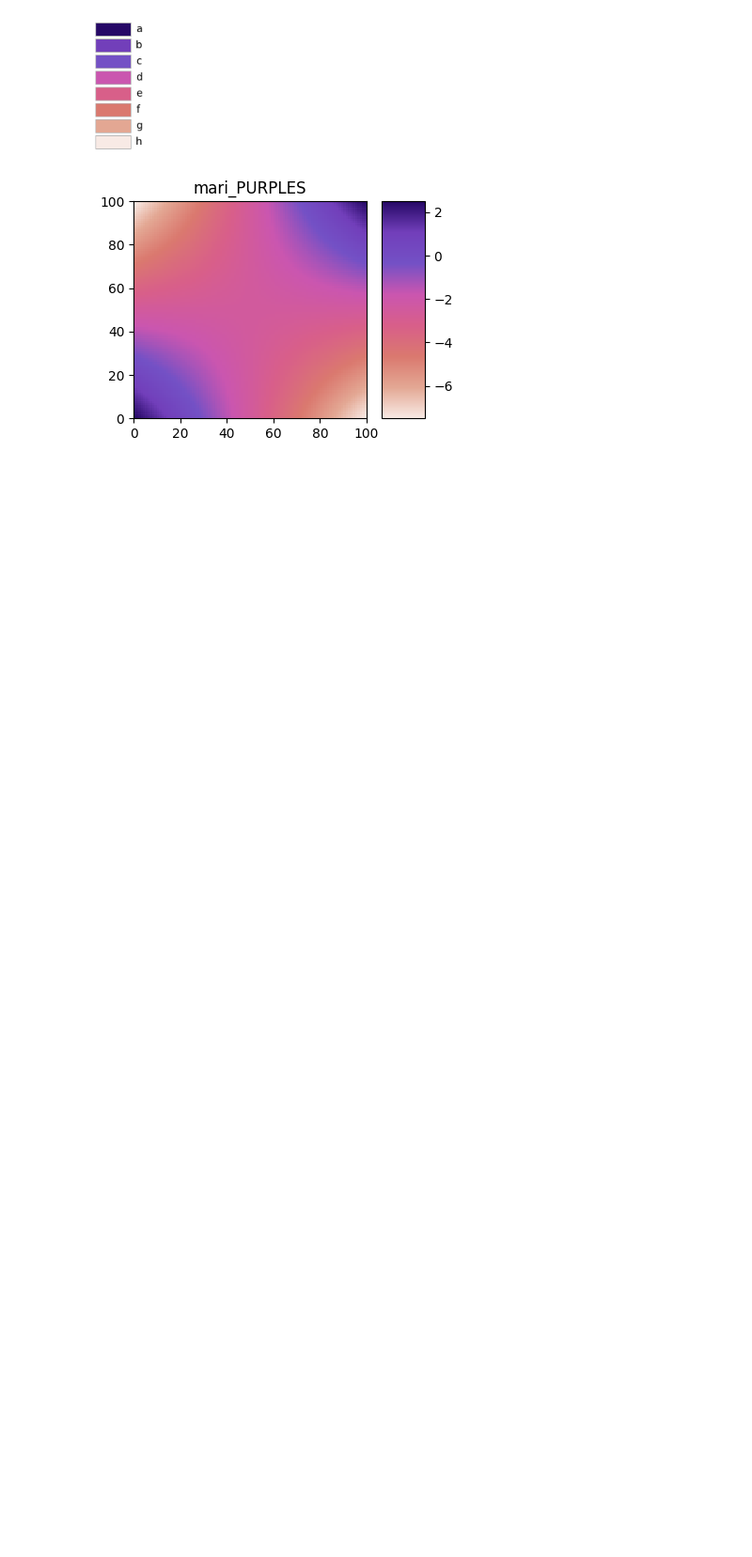
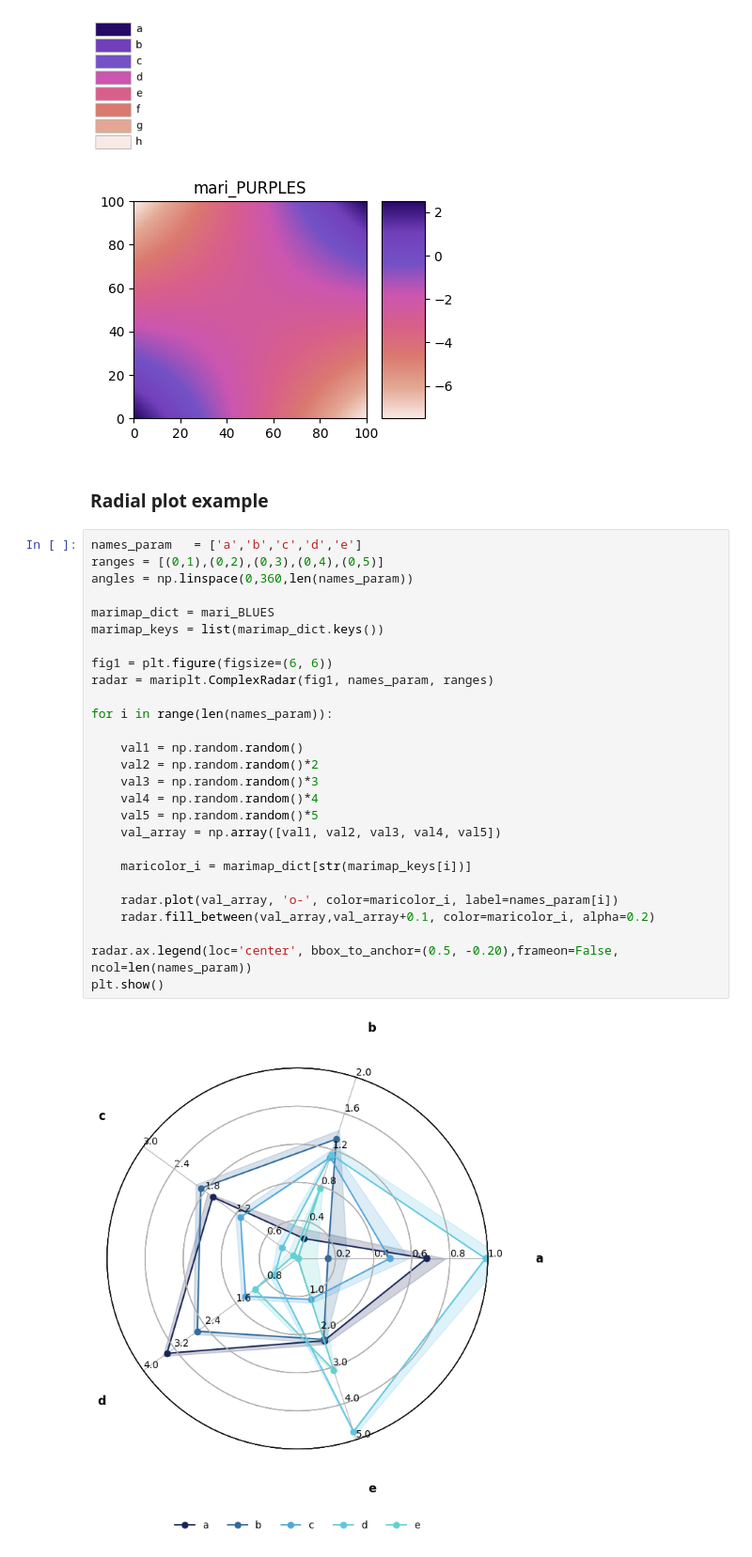
Before and after one commit to Astro-Sisters/mariprism, a Jupyter notebook: examples/maricolors.ipynb, the cells around one changed output. Shown: that part at 94% size. Drawn from its saved outputs; the diff is of its cells as text; blank space fills up the shorter version.

Commit message:
added radar plor class and example

```diff
--- a/examples/maricolors.ipynb
+++ b/examples/maricolors.ipynb
@@ -139,3 +140,34 @@ plt.show()
 [figure]
 [figure]
 [figure]
+# %% [markdown]
+### Radial plot example
+# %%
+names_param   = ['a','b','c','d','e']
+ranges = [(0,1),(0,2),(0,3),(0,4),(0,5)]
+angles = np.linspace(0,360,len(names_param))
+
+marimap_dict = mari_BLUES
+marimap_keys = list(marimap_dict.keys())
+
+fig1 = plt.figure(figsize=(6, 6))
+radar = mariplt.ComplexRadar(fig1, names_param, ranges)
+
+for i in range(len(names_param)):
+
+    val1 = np.random.random()
+    val2 = np.random.random()*2
+    val3 = np.random.random()*3
+    val4 = np.random.random()*4
+    val5 = np.random.random()*5
+    val_array = np.array([val1, val2, val3, val4, val5])
+
+    maricolor_i = marimap_dict[str(marimap_keys[i])]
+
+    radar.plot(val_array, 'o-', color=maricolor_i, label=names_param[i])
+    radar.fill_between(val_array,val_array+0.1, color=maricolor_i, alpha=0.2)
+
+radar.ax.legend(loc='center', bbox_to_anchor=(0.5, -0.20),frameon=False, ncol=len(names_param))
+plt.show()
+# %% [output]
+[figure, added]
```
Also changed, not shown: parts of 1 cell of this notebook, 1 other file.
